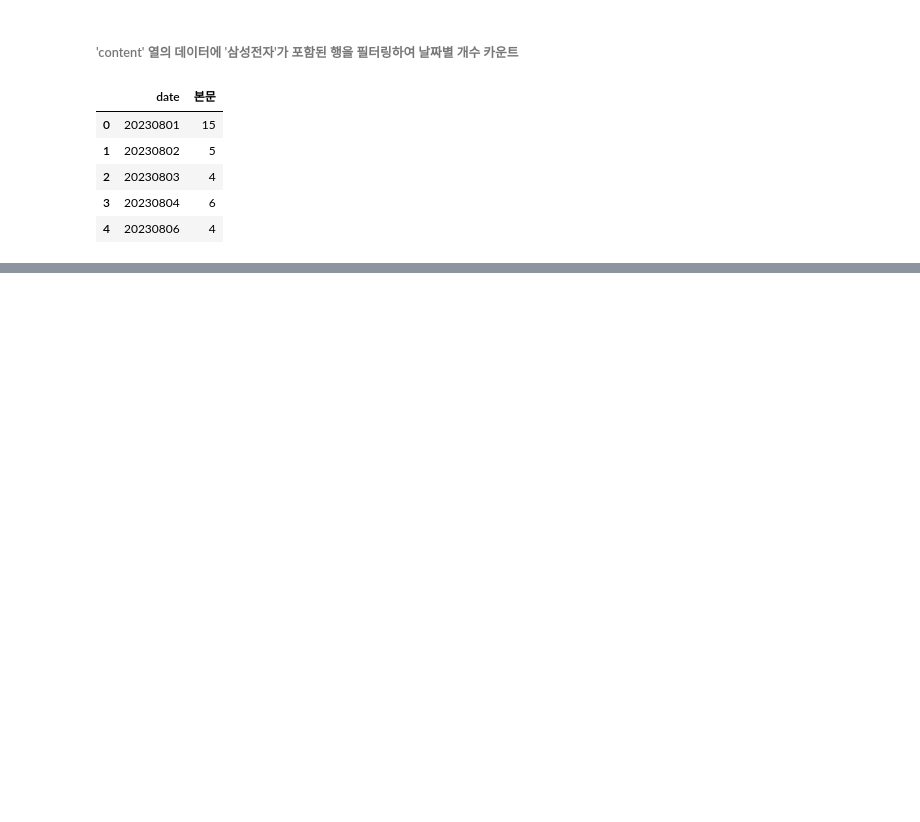
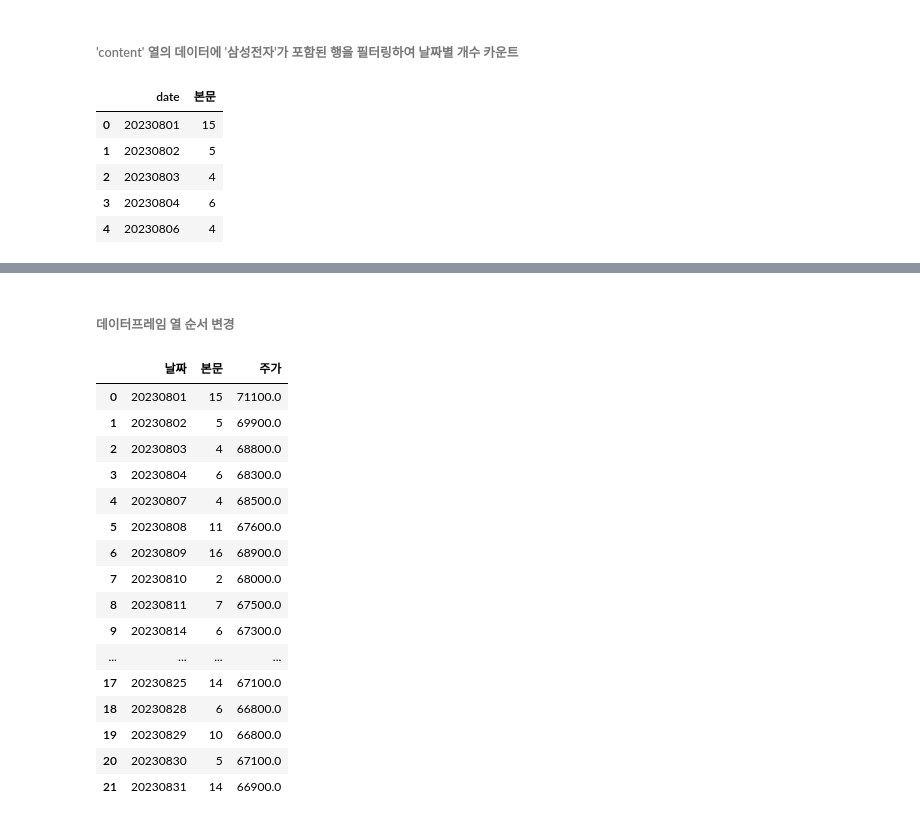
Before and after one commit to heedahan1619/Samsung_Electronics_project, a Jupyter notebook: samsung_electronics.ipynb, the cells around one changed output, grey strips where cells are left out. Cells and saved outputs as stored; diff of their text form; code cells hidden in the pictures; blank space fills up the shorter version.

```diff
--- a/samsung_electronics.ipynb
+++ b/samsung_electronics.ipynb
@@ -112,0 +141,3 @@ df_samsung.head()
+# %%
+df_stock["end_price"] = df_stock["end_price"].str.replace(",", "").astype(float)
+df_stock.head()
@@ -112,0 +153,3 @@ df_samsung.head()
+# %%
+df_stock_subset = df_stock[["date", "end_price"]]
+df_stock_subset.head()
@@ -112,0 +165,3 @@ df_samsung.head()
+# %%
+samsung = pd.merge(df_stock_subset, df_samsung, on="date", how="left")
+samsung.head()
@@ -112,0 +177,3 @@ df_samsung.head()
+# %%
+samsung = samsung.rename(columns={"date":"날짜", "end_price":"주가"})
+samsung.head()
@@ -112,0 +187,23 @@ df_samsung.head()
+# %% [markdown]
+###### 데이터프레임 열 순서 변경
+# %%
+samsung = samsung[["날짜", "본문", "주가"]]
+samsung
+# %% [output]
+|  | 날짜 | 본문 | 주가 |
+| 0 | 20230801 | 15 | 71100.0 |
+| 1 | 20230802 | 5 | 69900.0 |
+| 2 | 20230803 | 4 | 68800.0 |
+| 3 | 20230804 | 6 | 68300.0 |
+| 4 | 20230807 | 4 | 68500.0 |
+| 5 | 20230808 | 11 | 67600.0 |
+| 6 | 20230809 | 16 | 68900.0 |
+| 7 | 20230810 | 2 | 68000.0 |
+| 8 | 20230811 | 7 | 67500.0 |
+| 9 | 20230814 | 6 | 67300.0 |
+| ... | ... | ... | ... |
+| 17 | 20230825 | 14 | 67100.0 |
+| 18 | 20230828 | 6 | 66800.0 |
+| 19 | 20230829 | 10 | 66800.0 |
+| 20 | 20230830 | 5 | 67100.0 |
+| 21 | 20230831 | 14 | 66900.0 |
```
Also changed, not shown: parts of 15 cells of this notebook.
